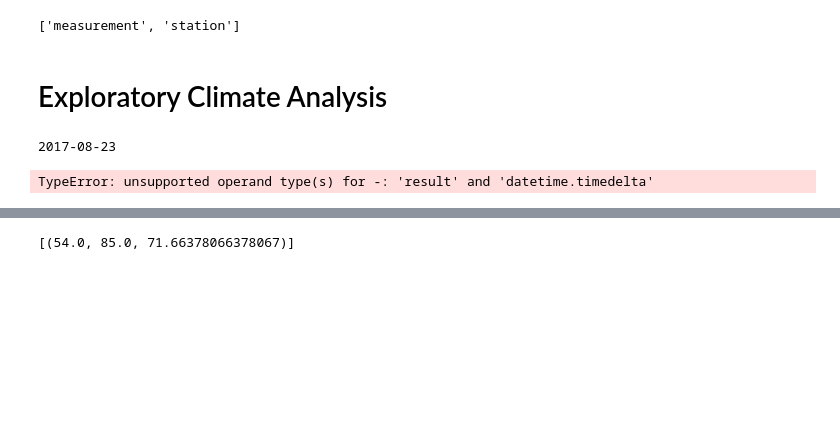
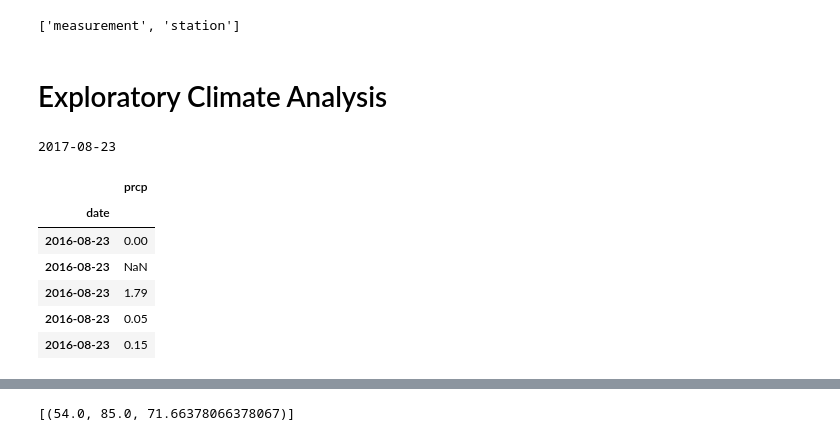
Before and after one commit to jason-hernandez-73/SQL_Berkeley, a Jupyter notebook: Sqlalchemy_challenge/Instructions/climate_starter.ipynb, the cells around one changed output, grey strips where cells are left out. Drawn from its saved outputs; the diff is of its cells as text; code cells hidden in the pictures; blank space fills up the shorter version.

```diff
--- a/Sqlalchemy_challenge/Instructions/climate_starter.ipynb
+++ b/Sqlalchemy_challenge/Instructions/climate_starter.ipynb
@@ -55,10 +55,7 @@ for record in precip:
 2017-08-23
 # %%
 # Calculate the date 1 year ago from the last data point in the database
-lastdate = session.query(func.max(Measurement.date)).first()
-yearago = lastdate - dt.timedelta(years=1)
-print(lastdate)
+# Cannot use .timedelta for this
+yearago = "2016-08-23"
-# %% [output]
-TypeError: unsupported operand type(s) for -: 'result' and 'datetime.timedelta'
 # %%
 # Perform a query to retrieve the date and precipitation scores
@@ -66,5 +64,14 @@ prcp_yr = engine.execute("SELECT date, prcp FROM precip WHERE date => yearago")
 # %%
 # Save the query results as a Pandas DataFrame and set the index to the date column
-stmt = session.query(Measurement)
-precip_df = pd.read_sql_query(stmt, session_bind).set_index("date")
+# Sort the dataframe by date
+precip_df = pd.DataFrame(prcp_yr).sort_values(by='date').set_index('date')
+precip_df.head()
+# %% [output]
+|  | prcp |
+| date |  |
+| 2016-08-23 | 0.00 |
+| 2016-08-23 | NaN |
+| 2016-08-23 | 1.79 |
+| 2016-08-23 | 0.05 |
+| 2016-08-23 | 0.15 |
 # %%
```
Also changed, not shown: parts of 10 cells of this notebook.
